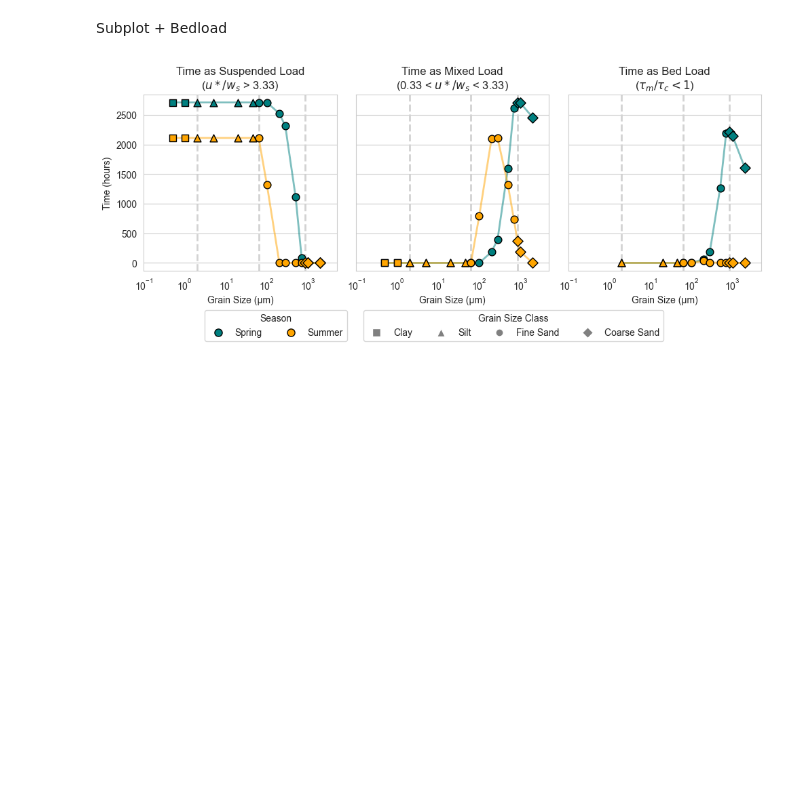
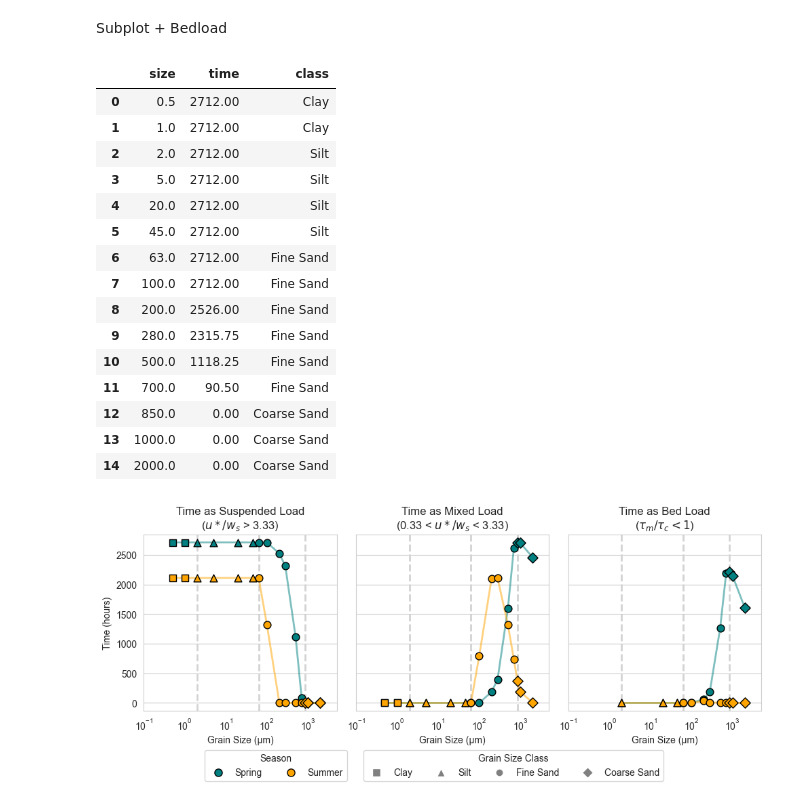
Before and after one commit to nicole-hucke/sediment_trap_paper, a Jupyter notebook: data_analysis/modes_of_transport/modes_of_transport_analysis.ipynb, the cells around one changed output. Cells and saved outputs as stored; diff of their text form; code cells hidden in the pictures; blank space fills up the shorter version.

```diff
--- a/data_analysis/modes_of_transport/modes_of_transport_analysis.ipynb
+++ b/data_analysis/modes_of_transport/modes_of_transport_analysis.ipynb
@@ -954,6 +955,25 @@ bedload_spring_times = pd.read_csv('../../data/bedload_tauc/bedload_times/bedloa
 bedload_summer_times = pd.read_csv('../../data/bedload_tauc/bedload_times/bedload_summer_times.csv')
 bedload_spring_times['class'] = bedload_spring_times['size'].apply(classify_grain)
 bedload_summer_times['class'] = bedload_summer_times['size'].apply(classify_grain)
+# %%
+suspended_spring_times
+# %% [output]
+|  | size | time | class |
+| 0 | 0.5 | 2712.00 | Clay |
+| 1 | 1.0 | 2712.00 | Clay |
+| 2 | 2.0 | 2712.00 | Silt |
+| 3 | 5.0 | 2712.00 | Silt |
+| 4 | 20.0 | 2712.00 | Silt |
+| 5 | 45.0 | 2712.00 | Silt |
+| 6 | 63.0 | 2712.00 | Fine Sand |
+| 7 | 100.0 | 2712.00 | Fine Sand |
+| 8 | 200.0 | 2526.00 | Fine Sand |
+| 9 | 280.0 | 2315.75 | Fine Sand |
+| 10 | 500.0 | 1118.25 | Fine Sand |
+| 11 | 700.0 | 90.50 | Fine Sand |
+| 12 | 850.0 | 0.00 | Coarse Sand |
+| 13 | 1000.0 | 0.00 | Coarse Sand |
+| 14 | 2000.0 | 0.00 | Coarse Sand |
 # %%
 # color and marker mapping
 season_colors = {'Spring': 'teal', 'Summer': 'orange'}
```
Also changed, not shown: parts of 10 cells of this notebook, 13 other files.
